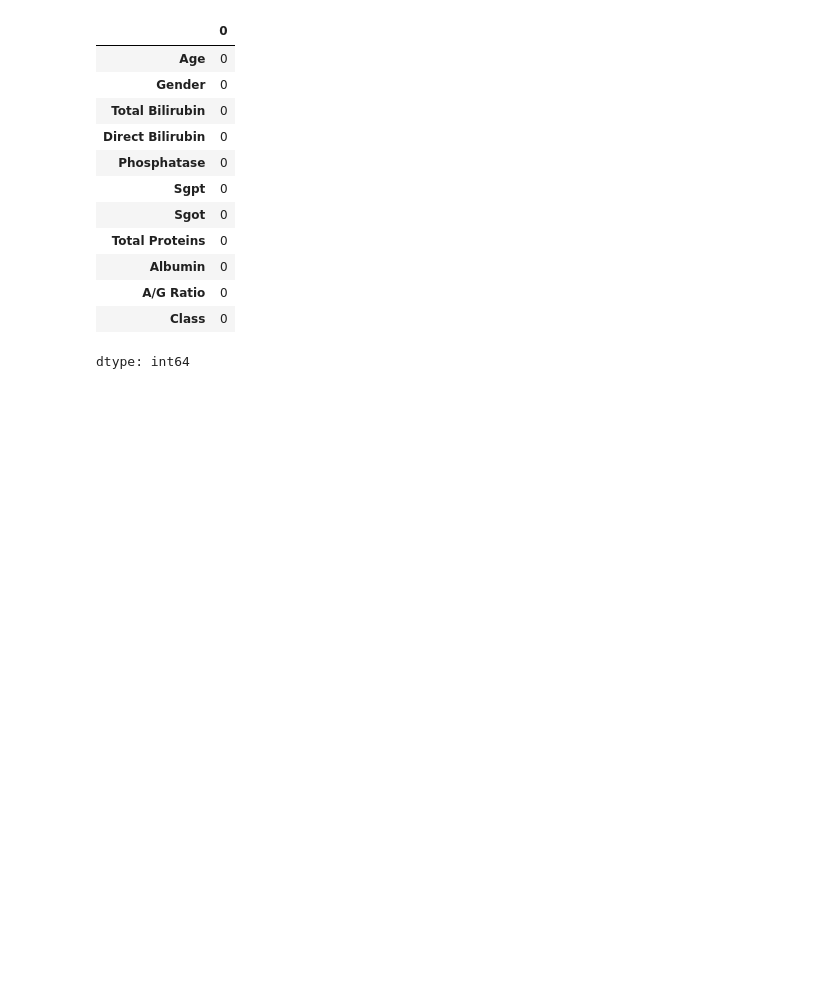
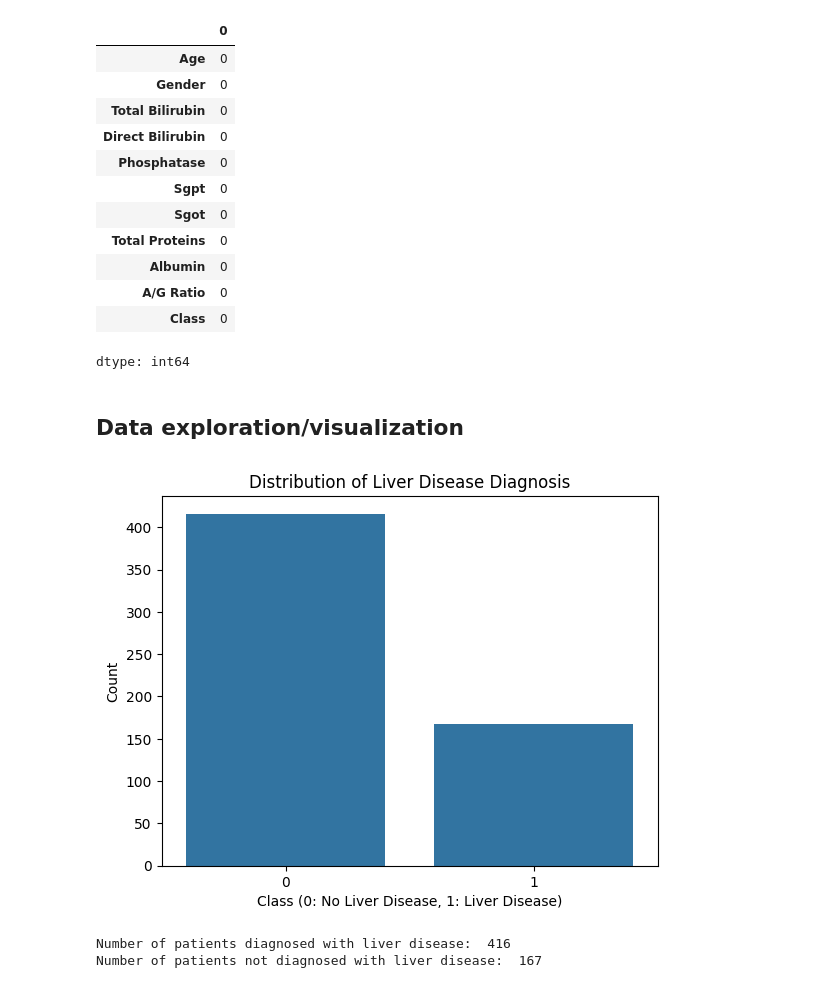
Before and after one commit to Evans2424/IACEC_Project_Model_Performance_Analysis, a Jupyter notebook: IACEC_MLProject.ipynb, the cells around one changed output. Cells and saved outputs as stored; diff of their text form; code cells hidden in the pictures; blank space fills up the shorter version.

```diff
--- a/IACEC_MLProject.ipynb
+++ b/IACEC_MLProject.ipynb
@@ -64,8 +64,7 @@ new_column_names = {
     'V7': 'Sgot',
     'V8': 'Total Proteins',
     'V9': 'Albumin',
-    'V10': 'A/G Ratio',
-    'Class': 'Class'
+    'V10': 'A/G Ratio'
 }
 
 # Rename the columns of the DataFrame
@@ -80,3 +79,9 @@ liver_df.head()
 | 2 | 62 | Male | 7.3 | 4.1 | 490.0 | 60.0 | 68.0 | 7.0 | ... |
 | 3 | 58 | Male | 1.0 | 0.4 | 182.0 | 14.0 | 20.0 | 6.8 | ... |
 | 4 | 72 | Male | 3.9 | 2.0 | 195.0 | 27.0 | 59.0 | 7.3 | ... |
+# %%
+# Changed the class values from 1 and 2 to 0 and 1 to make it more sense
+print(liver_df['Class'].unique())
+liver_df['Class'] = liver_df['Class'].replace({'1': 0, '2': 1}).astype(int)
+print(liver_df['Class'].unique())
+liver_df['Class'].value_counts()
@@ -149,3 +158,23 @@ liver_df.isnull().sum()
 | A/G Ratio | 0 |
 | Class | 0 |
 dtype: int64
+# %% [markdown]
+## Data exploration/visualization
+# %%
+import matplotlib.pyplot as plt
+import seaborn as sns
+
+sns.countplot(data=liver_df, x='Class')
+plt.title('Distribution of Liver Disease Diagnosis')
+plt.xlabel('Class (0: No Liver Disease, 1: Liver Disease)')
+plt.ylabel('Count')
+plt.show()
+
+# Count the number of patients diagnosed with liver disease and those not diagnosed
+LD, NLD = liver_df['Class'].value_counts()
+print('Number of patients diagnosed with liver disease: ', LD)
+print('Number of patients not diagnosed with liver disease: ', NLD)
+# %% [output]
+[figure, added]
+Number of patients diagnosed with liver disease:  416
+Number of patients not diagnosed with liver disease:  167
```
Also changed, not shown: parts of 2 cells of this notebook.
